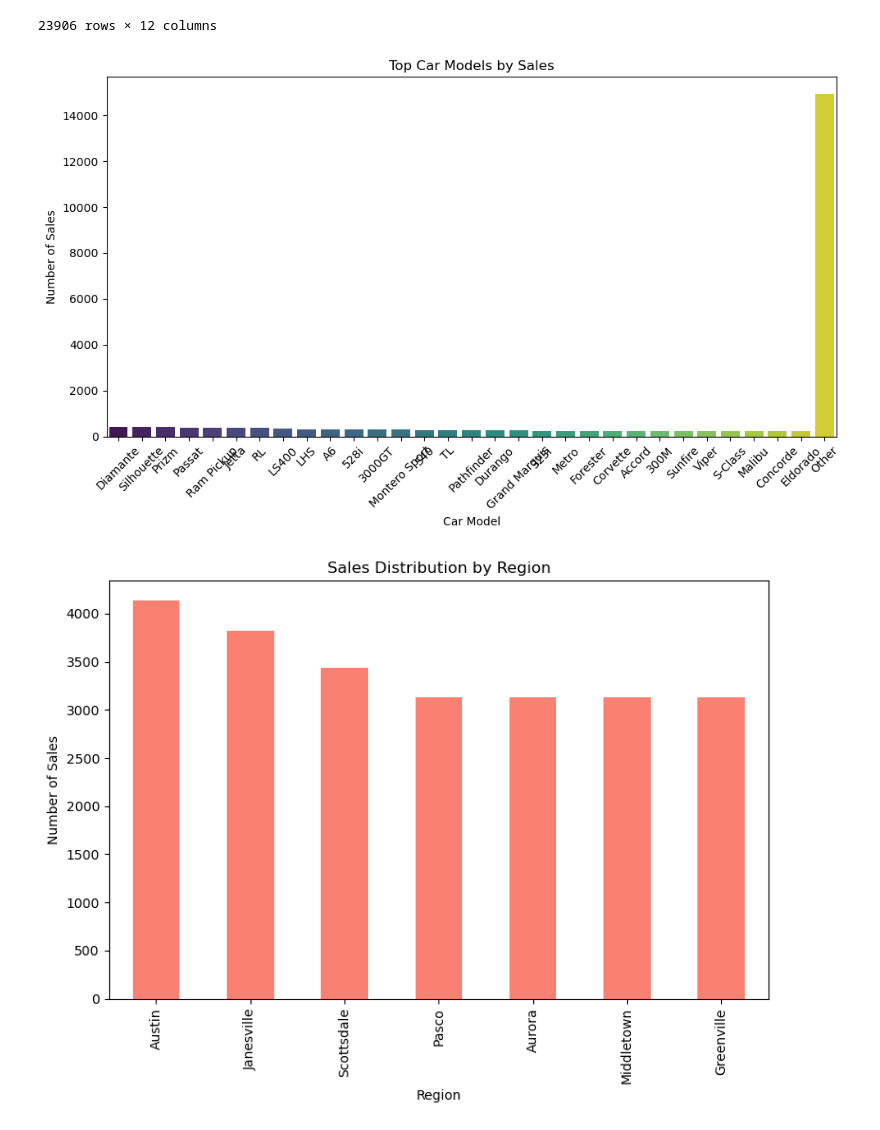
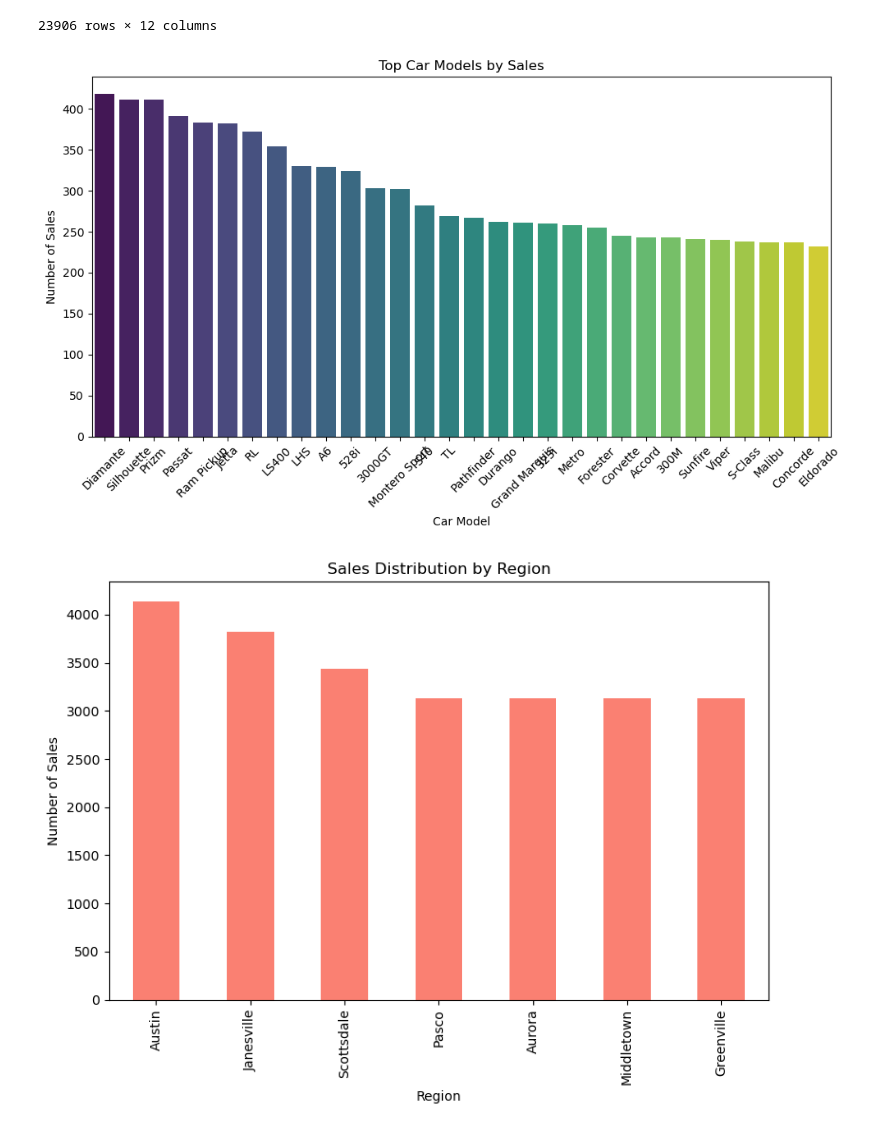
Before and after one commit to vocar12345/DM_PROJECT_, a Jupyter notebook: car_sale_data.ipynb, the cells around one changed output. Drawn from its saved outputs; the diff is of its cells as text; code cells hidden in the pictures.

```diff
--- a/car_sale_data.ipynb
+++ b/car_sale_data.ipynb
@@ -52,26 +52,26 @@ memory usage: 2.2+ MB
 # %%
 # Sales distribution by model
 model_sales = df['Model'].value_counts()
 
 # Make threashold so it is readable
 threshold = 30
 
 # Group less frequent models into 'Other' category
 top_models = model_sales.head(threshold)
 other_models_count = model_sales.iloc[threshold:].sum()
-top_models['All Other'] = other_models_count
+#top_models['All Other'] = other_models_count
 
 # Visualization top 30 models
 plt.figure(figsize=(10, 6))
 sns.barplot(x=top_models.index, y=top_models.values, palette='viridis')
 plt.title('Top Car Models by Sales')
 plt.xlabel('Car Model')
 plt.ylabel('Number of Sales')
 plt.xticks(rotation=45)
 plt.tight_layout()
 plt.show()
 # %% [output]
-[figure, old version]
+[figure, new version]
 # %%
 plt.figure(figsize=(15, 6))
 
```
Also changed, not shown: parts of 7 cells of this notebook.
